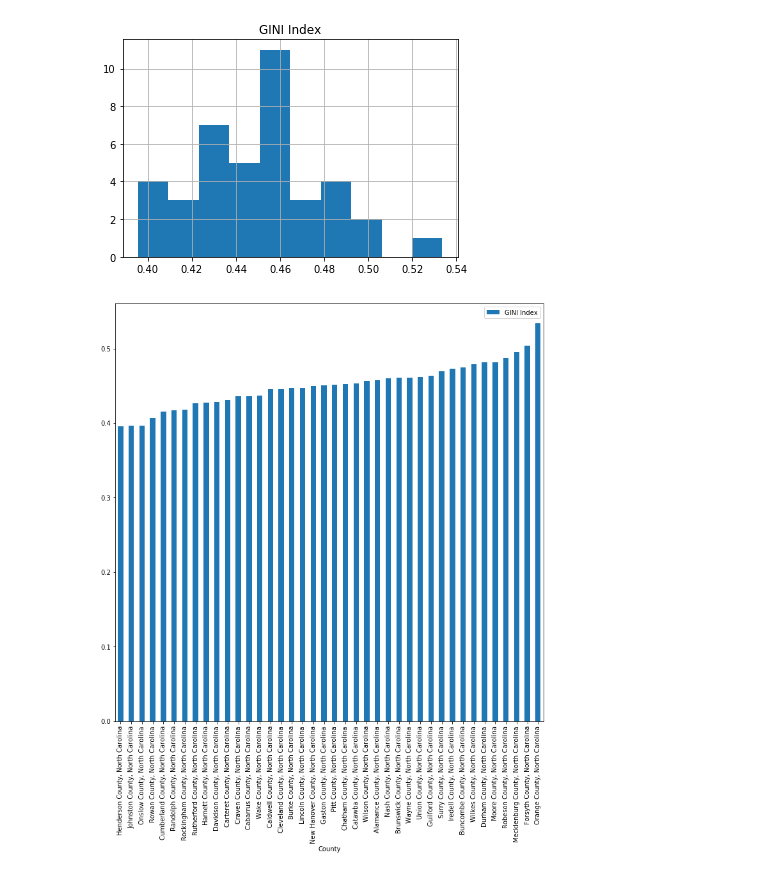
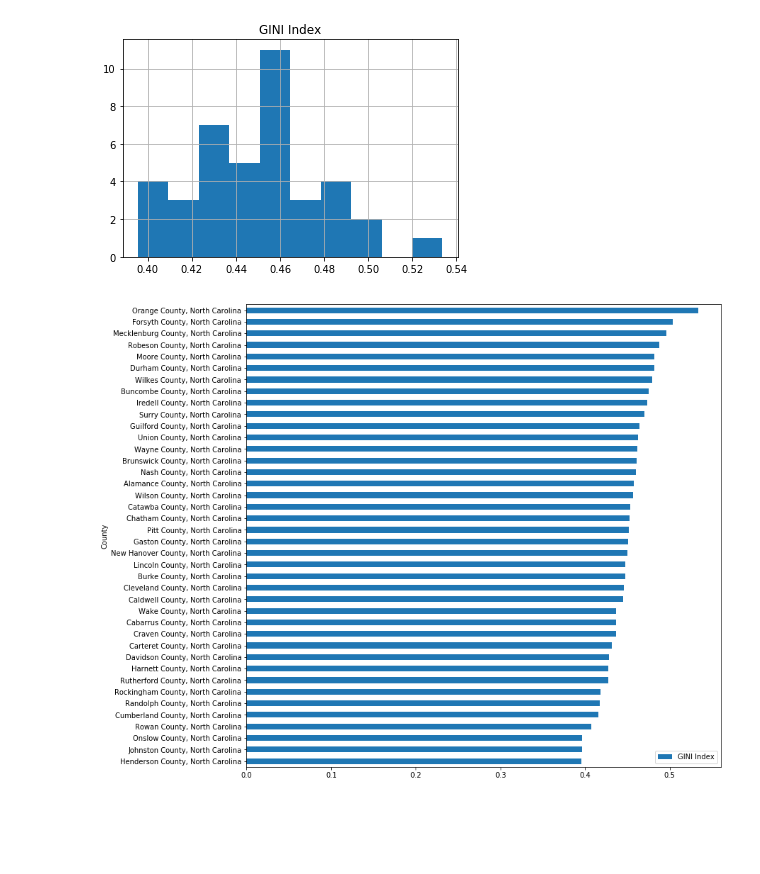
Before and after one commit to lotusflyer/north_carolina_gini_data, a Jupyter notebook: initial_exploration.ipynb, the cells around one changed output. Drawn from its saved outputs; the diff is of its cells as text; code cells hidden in the pictures; blank space fills up the shorter version.

Commit message:
changed bar chart to horizontal bar chart

```diff
--- a/initial_exploration.ipynb
+++ b/initial_exploration.ipynb
@@ -62,6 +60,6 @@ df.hist();
 # %% [output]
 [figure]
 # %%
-df.sort_values('GINI Index', ascending=True).plot(kind='bar', figsize=(12,12));
+df.sort_values('GINI Index', ascending=True).plot(kind='barh', figsize=(12,12));
 # %% [output]
-[figure, old version]
+[figure, new version]
```
Also changed, not shown: parts of 1 cell of this notebook.
